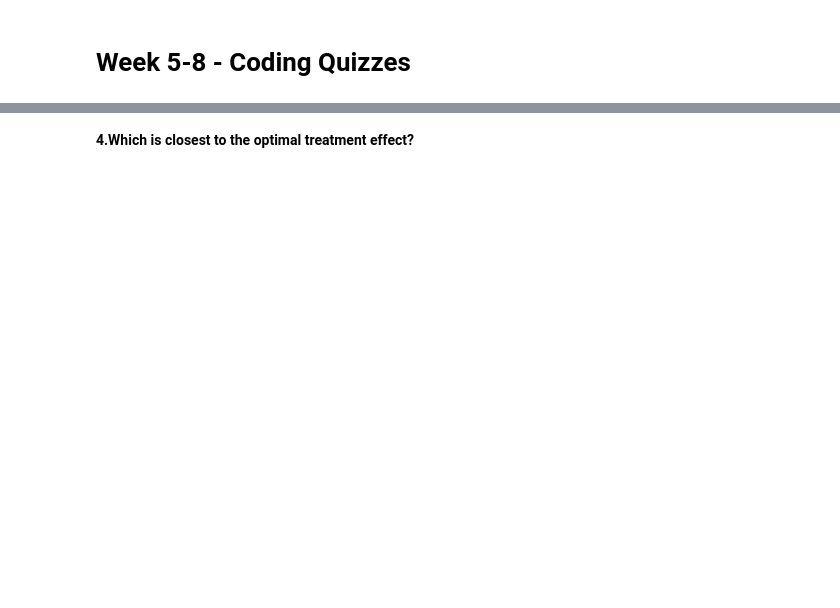
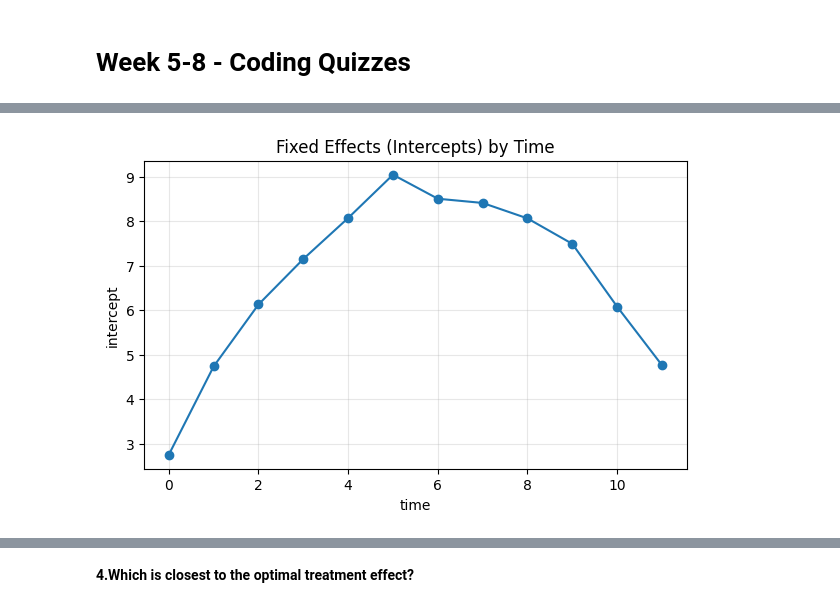
Before and after one commit to muathdb/Week-9-12-coding-quizzes, a Jupyter notebook: Week 9-12 coding Quizzes-abusamreh-Muath.ipynb, the cells around one changed output, grey strips where cells are left out. Saved outputs shown, nothing was run; the diff lists cells and outputs as text; code cells hidden in the pictures; blank space fills up the shorter version.

```diff
--- a/Week 9-12 coding Quizzes-abusamreh-Muath.ipynb
+++ b/Week 9-12 coding Quizzes-abusamreh-Muath.ipynb
@@ -308,0 +173,81 @@ Average Treatment Effect on the Untreated (ATU): 1.549
+# %%
+import pandas as pd
+import numpy as np
+
+# ---------- 1) Load data ----------
+URL = "https://raw.githubusercontent.com/joshua-vonkorff/DX702-mod-6/refs/heads/main/homework_10.1.csv"
+df = pd.read_csv(URL)
+
+# Expect columns like: 'time', 'X', 'y'
+print(df.head())
+
+# ---------- 2) Helper: OLS with or without statsmodels ----------
+try:
+    import statsmodels.api as sm
+    HAVE_SM = True
+except Exception:
+    HAVE_SM = False
+
+def fit_intercept(y, x):
+    """
+    Return the intercept from y ~ 1 + x.
+    Uses statsmodels if available, otherwise NumPy closed form.
+    """
+    x = np.asarray(x)
+    y = np.asarray(y)
+    n = len(y)
+
+    if HAVE_SM:
+        X = sm.add_constant(x)
+        beta = sm.OLS(y, X).fit().params
+        return float(beta[0])
+
+    # NumPy manual OLS: intercept = mean(y) - slope*mean(x)
+    x_mean, y_mean = x.mean(), y.mean()
+    slope = np.cov(x, y, bias=True)[0,1] / np.var(x, ddof=0)
+    intercept = y_mean - slope * x_mean
+    return float(intercept)
+
+# ---------- 3) Compute fixed effect (intercept) for each time ----------
+intercepts = []
+for t in sorted(df["time"].unique()):
+    dft = df[df["time"] == t]
+    alpha_t = fit_intercept(dft["y"], dft["X"])   # y ~ 1 + X
+    intercepts.append({"time": int(t), "intercept": alpha_t})
+
+effects = pd.DataFrame(intercepts).sort_values("time").reset_index(drop=True)
+print("\nFixed effects (intercepts) by time:")
+print(effects)
+
+# ---------- 4) (Optional) Quick interpretation ----------
+# Detect “rise then fall” vs “fall then rise” vs monotone vs random-ish
+vals = effects["intercept"].values
+peak_idx = vals.argmax()
+trough_idx = vals.argmin()
+
+if peak_idx > 0 and peak_idx < len(vals)-1:
+    trend = "increase-then-decrease"
+elif trough_idx > 0 and trough_idx < len(vals)-1:
+    trend = "decrease-then-increase"
+elif np.all(np.diff(vals) >= 0):
+    trend = "monotone-increase"
+elif np.all(np.diff(vals) <= 0):
+    trend = "monotone-decrease"
+else:
+    trend = "mixed"
+
+print(f"\nPattern heuristic: {trend}")
+
+# ---------- 5) Plot ----------
+try:
+    import matplotlib.pyplot as plt
+    plt.figure(figsize=(7,4))
+    plt.plot(effects["time"], effects["intercept"], marker="o")
+    plt.title("Fixed Effects (Intercepts) by Time")
+    plt.xlabel("time")
+    plt.ylabel("intercept")
+    plt.grid(True, alpha=0.3)
+    plt.show()
+except Exception as e:
+    print("\n(Matplotlib unavailable; skipping plot)", e)
+# %% [output]
@@ -308,0 +271 @@ Average Treatment Effect on the Untreated (ATU): 1.549
+[figure, added]
```
Also changed, not shown: parts of 45 cells of this notebook.
